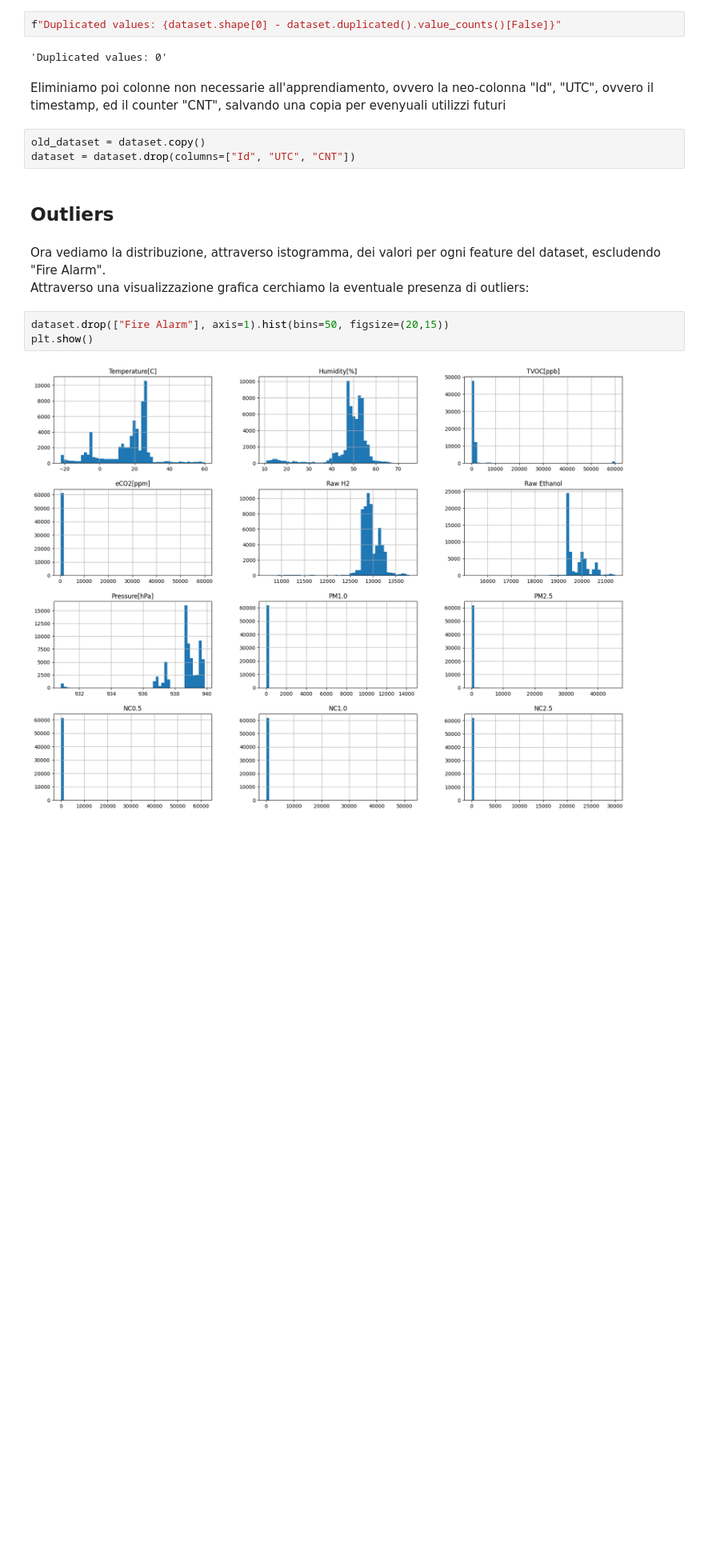
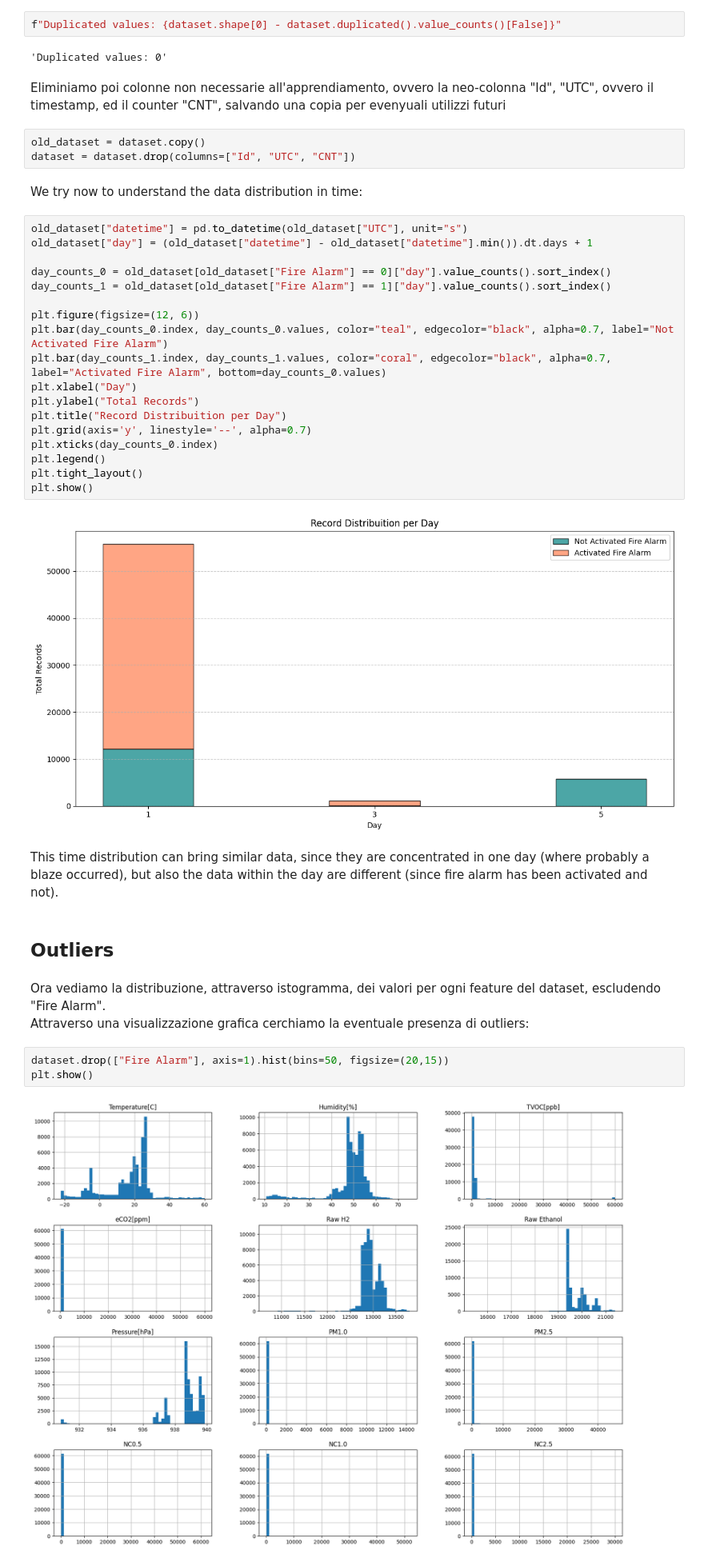
Before and after one commit to bernagit/machine_learning, a Jupyter notebook: main.ipynb, the cells around one changed output. Shown at 80% size. Saved outputs shown, nothing was run; the diff lists cells and outputs as text; blank space fills up the shorter version.

```diff
--- a/main.ipynb
+++ b/main.ipynb
@@ -112,6 +112,30 @@ Eliminiamo poi colonne non necessarie all'apprendiamento, ovvero la neo-colonna
 # %%
 old_dataset = dataset.copy()
 dataset = dataset.drop(columns=["Id", "UTC", "CNT"])
+# %% [markdown]
+We try now to understand the data distribution in time:
+# %%
+old_dataset["datetime"] = pd.to_datetime(old_dataset["UTC"], unit="s")
+old_dataset["day"] = (old_dataset["datetime"] - old_dataset["datetime"].min()).dt.days + 1
+
+day_counts_0 = old_dataset[old_dataset["Fire Alarm"] == 0]["day"].value_counts().sort_index()
+day_counts_1 = old_dataset[old_dataset["Fire Alarm"] == 1]["day"].value_counts().sort_index()
+
+plt.figure(figsize=(12, 6))
+plt.bar(day_counts_0.index, day_counts_0.values, color="teal", edgecolor="black", alpha=0.7, label="Not Activated Fire Alarm")
+plt.bar(day_counts_1.index, day_counts_1.values, color="coral", edgecolor="black", alpha=0.7, label="Activated Fire Alarm", bottom=day_counts_0.values)
+plt.xlabel("Day")
+plt.ylabel("Total Records")
+plt.title("Record Distribuition per Day")
+plt.grid(axis='y', linestyle='--', alpha=0.7)
+plt.xticks(day_counts_0.index)
+plt.legend()
+plt.tight_layout()
+plt.show()
+# %% [output]
+[figure, added]
+# %% [markdown]
+This time distribution can bring similar data, since they are concentrated in one day (where probably a blaze occurred), but also the data within the day are different (since fire alarm has been activated and not).
 # %% [markdown]
 ## Outliers
 # %% [markdown]
```
Also changed, not shown: parts of 16 cells of this notebook.
